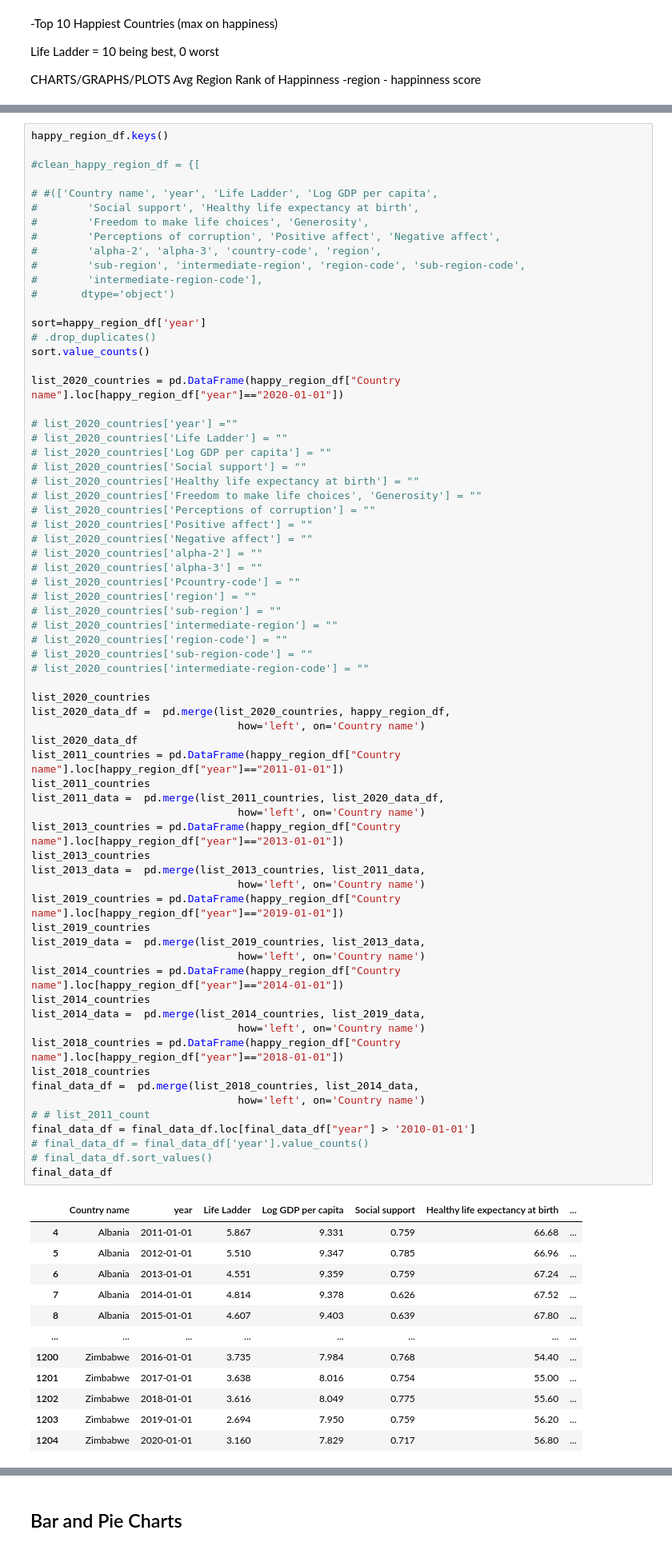
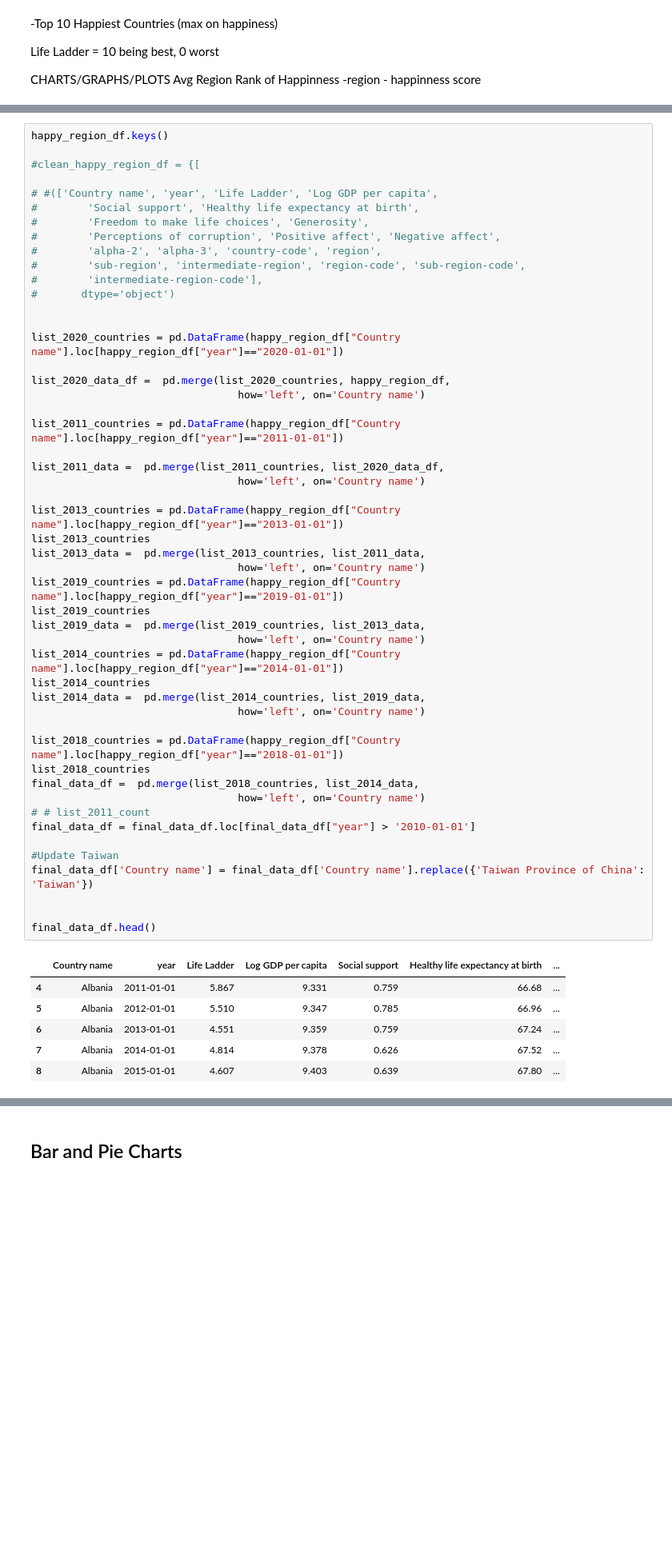
Before and after one commit to SimplyLizzy/FactorsOfHappinness, a Jupyter notebook: FactorofHappinesscharts.ipynb, the cells around one changed output, grey strips where cells are left out. Shown at 80% size. Drawn from its saved outputs; the diff is of its cells as text; blank space fills up the shorter version.

```diff
--- a/FactorofHappinesscharts.ipynb
+++ b/FactorofHappinesscharts.ipynb
@@ -86,70 +68,46 @@ happy_region_df.keys()
 #        'intermediate-region-code'],
 #       dtype='object')
 
-sort=happy_region_df['year']
-# .drop_duplicates()
-sort.value_counts()
 
 list_2020_countries = pd.DataFrame(happy_region_df["Country name"].loc[happy_region_df["year"]=="2020-01-01"])
 
-# list_2020_countries['year'] =""
-# list_2020_countries['Life Ladder'] = ""
-# list_2020_countries['Log GDP per capita'] = ""
-# list_2020_countries['Social support'] = ""
-# list_2020_countries['Healthy life expectancy at birth'] = ""
-# list_2020_countries['Freedom to make life choices', 'Generosity'] = ""
-# list_2020_countries['Perceptions of corruption'] = ""
-# list_2020_countries['Positive affect'] = ""
-# list_2020_countries['Negative affect'] = ""
-# list_2020_countries['alpha-2'] = ""
-# list_2020_countries['alpha-3'] = ""
-# list_2020_countries['Pcountry-code'] = ""
-# list_2020_countries['region'] = ""
-# list_2020_countries['sub-region'] = ""
-# list_2020_countries['intermediate-region'] = ""
-# list_2020_countries['region-code'] = ""
-# list_2020_countries['sub-region-code'] = ""
-# list_2020_countries['intermediate-region-code'] = ""
-
-list_2020_countries
 list_2020_data_df =  pd.merge(list_2020_countries, happy_region_df,
                                  how='left', on='Country name')
-list_2020_data_df
+
 list_2011_countries = pd.DataFrame(happy_region_df["Country name"].loc[happy_region_df["year"]=="2011-01-01"])
-list_2011_countries
+
 list_2011_data =  pd.merge(list_2011_countries, list_2020_data_df,
                                  how='left', on='Country name')
+
 list_2013_countries = pd.DataFrame(happy_region_df["Country name"].loc[happy_region_df["year"]=="2013-01-01"])
 list_2013_countries
 list_2013_data =  pd.merge(list_2013_countries, list_2011_data,
                                  how='left', on='Country name')
 list_2019_countries = pd.DataFrame(happy_region_df["Country name"].loc[happy_region_df["year"]=="2019-01-01"])
 list_2019_countries
 list_2019_data =  pd.merge(list_2019_countries, list_2013_data,
                                  how='left', on='Country name')
 list_2014_countries = pd.DataFrame(happy_region_df["Country name"].loc[happy_region_df["year"]=="2014-01-01"])
 list_2014_countries
 list_2014_data =  pd.merge(list_2014_countries, list_2019_data,
                                  how='left', on='Country name')
+
 list_2018_countries = pd.DataFrame(happy_region_df["Country name"].loc[happy_region_df["year"]=="2018-01-01"])
 list_2018_countries
 final_data_df =  pd.merge(list_2018_countries, list_2014_data,
                                  how='left', on='Country name')
 # # list_2011_count
 final_data_df = final_data_df.loc[final_data_df["year"] > '2010-01-01']
-# final_data_df = final_data_df['year'].value_counts()
-# final_data_df.sort_values()
-final_data_df
+
+#Update Taiwan
+final_data_df['Country name'] = final_data_df['Country name'].replace({'Taiwan Province of China': 'Taiwan'})
+
+
+final_data_df.head()
 # %% [output]
 |  | Country name | year | Life Ladder | Log GDP per capita | Social support | Healthy life expectancy at birth | ... |
 | 4 | Albania | 2011-01-01 | 5.867 | 9.331 | 0.759 | 66.68 | ... |
 | 5 | Albania | 2012-01-01 | 5.510 | 9.347 | 0.785 | 66.96 | ... |
 | 6 | Albania | 2013-01-01 | 4.551 | 9.359 | 0.759 | 67.24 | ... |
 | 7 | Albania | 2014-01-01 | 4.814 | 9.378 | 0.626 | 67.52 | ... |
 | 8 | Albania | 2015-01-01 | 4.607 | 9.403 | 0.639 | 67.80 | ... |
-| ... | ... | ... | ... | ... | ... | ... | ... |
-| 1200 | Zimbabwe | 2016-01-01 | 3.735 | 7.984 | 0.768 | 54.40 | ... |
-| 1201 | Zimbabwe | 2017-01-01 | 3.638 | 8.016 | 0.754 | 55.00 | ... |
-| 1202 | Zimbabwe | 2018-01-01 | 3.616 | 8.049 | 0.775 | 55.60 | ... |
-| 1203 | Zimbabwe | 2019-01-01 | 2.694 | 7.950 | 0.759 | 56.20 | ... |
-| 1204 | Zimbabwe | 2020-01-01 | 3.160 | 7.829 | 0.717 | 56.80 | ... |
```
Also changed, not shown: parts of 35 cells of this notebook, 3 other files.
